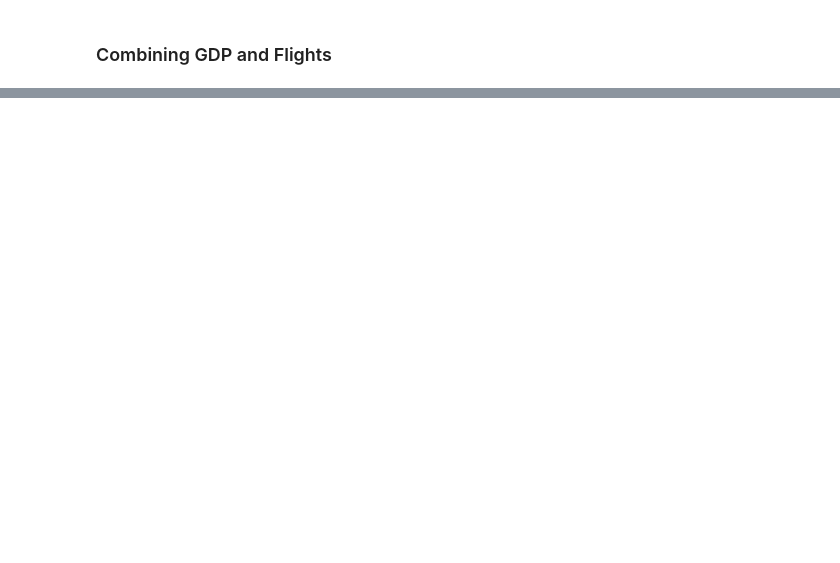
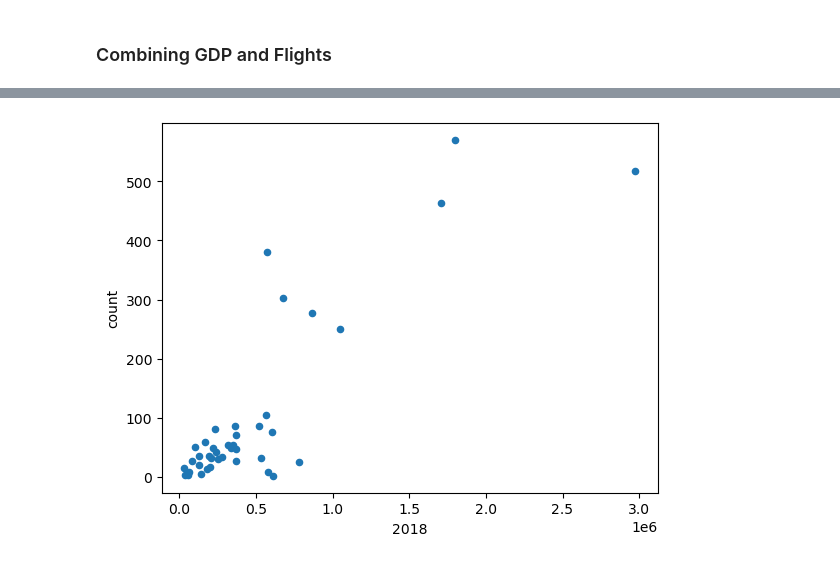
Before and after one commit to cosmopaladin/project-1, a Jupyter notebook: project1.ipynb, the cells around one changed output, grey strips where cells are left out. Drawn from its saved outputs; the diff is of its cells as text; code cells hidden in the pictures; blank space fills up the shorter version.

```diff
--- a/project1.ipynb
+++ b/project1.ipynb
@@ -245,0 +216,25 @@ gdp_incoming_flights
+# %%
+state_counts_2018_og = pd.DataFrame(flights_2018['Origin_State'].value_counts()).reset_index()
+gdp_state_2018_og = gdp_state[['GeoName','2018']]
+gdp_state_2018_og.rename(columns={
+    'GeoName': 'Origin_State',
+}, inplace=True)
+gdp_outgoing_flights = pd.merge(state_counts_2018_og, gdp_state_2018_og, on = "Origin_State")
+gdp_outgoing_flights
+# %%
+# destination_counts = flights_2018['Destination_State'].value_counts()
+# destination_counts_filtered = destination_counts[destination_counts > 80].sort_values(ascending=True)
+
+# destination_counts_filtered.plot(kind='barh', color='skyblue')
+
+# plt.xlabel('Number of Flights')
+# plt.ylabel('Destination State')
+# plt.title('Number of Flights to Each State in 2018 (Min 80)')
+# plt.grid(True, alpha= 0.4)
+
+# plt.show()
+
+gdp_outgoing_flights.plot.scatter(x="2018", y="count")
+plt.show()
+# %% [output]
+[figure, added]
```
Also changed, not shown: parts of 12 cells of this notebook.
